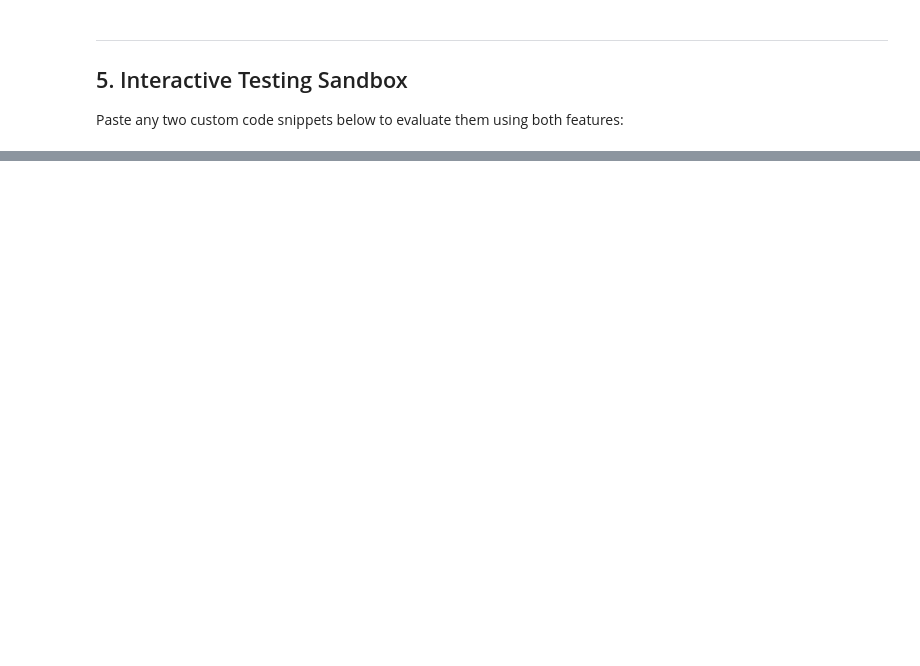
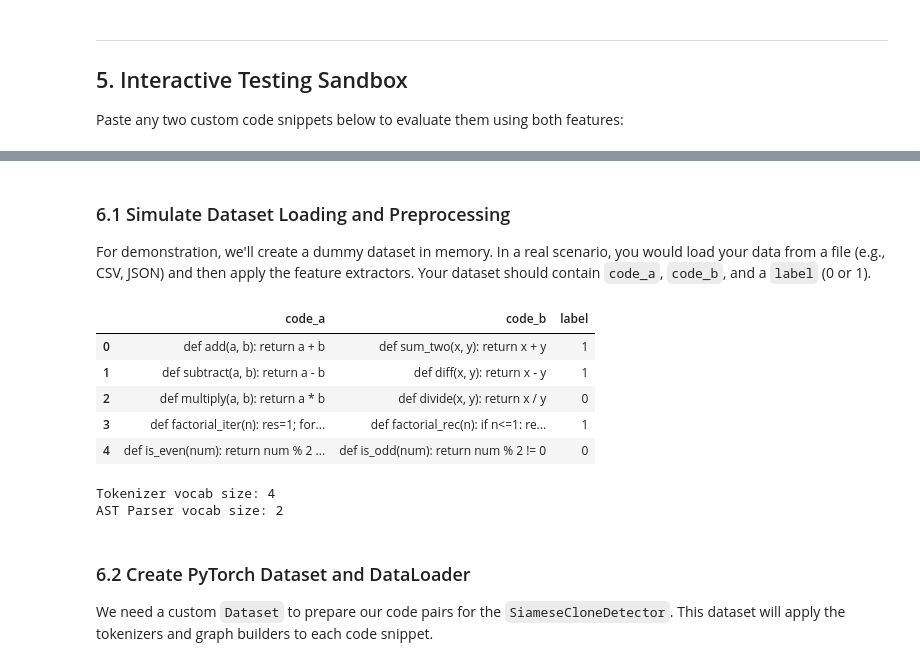
Before and after one commit to darshangate10-ctrl/DL-Paper-Implementation-, a Jupyter notebook: CODE_CLONE_DETECTION_SYSTEM.ipynb, the cells around one changed output, grey strips where cells are left out. Drawn from its saved outputs; the diff is of its cells as text; code cells hidden in the pictures; blank space fills up the shorter version.

```diff
--- a/CODE_CLONE_DETECTION_SYSTEM.ipynb
+++ b/CODE_CLONE_DETECTION_SYSTEM.ipynb
@@ -609,3 +609,20 @@ Token-Level Similarity:    65.5%
 Structural AST Similarity: 81.1%
 Matching Functional Blocks: 0
 Different Lines Highlighted: 7
+# %%
+def bubble_sort(arr):
+    n = len(arr)
+    for i in range(n):
+        for j in range(0, n - i - 1):
+            if arr[j] > arr[j + 1]:
+                arr[j], arr[j + 1] = arr[j + 1], arr[j]
+    return arr
+
+# Assign the string representation of the function to code_a
+code_a = bubble_sort.__doc__ # This would be problematic if the function had a docstring only.
+                             # A better way is to capture the source code.
+
+import inspect
+code_a = inspect.getsource(bubble_sort)
+
+print("Defined 'bubble_sort' function and updated 'code_a' variable.")
@@ -1174,0 +1102,42 @@ print(f'   Attention:        Token: {pred["weights"]["token_view"]}% | Tree: {pr
+# %% [markdown]
+### 6.1 Simulate Dataset Loading and Preprocessing
+
+For demonstration, we'll create a dummy dataset in memory. In a real scenario, you would load your data from a file (e.g., CSV, JSON) and then apply the feature extractors. Your dataset should contain `code_a`, `code_b`, and a `label` (0 or 1).
+# %%
+import pandas as pd
+
+# Create a dummy dataset for demonstration purposes
+# In a real scenario, you would load your data like: pd.read_csv('your_dataset.csv')
+dummy_data = [
+    {'code_a': 'def add(a, b): return a + b', 'code_b': 'def sum_two(x, y): return x + y', 'label': 1}, # Clone
+    {'code_a': 'def subtract(a, b): return a - b', 'code_b': 'def diff(x, y): return x - y', 'label': 1}, # Clone
+    {'code_a': 'def multiply(a, b): return a * b', 'code_b': 'def divide(x, y): return x / y', 'label': 0}, # Non-Clone
+    {'code_a': 'def factorial_iter(n): res=1; for i in range(1, n+1): res*=i; return res', 'code_b': 'def factorial_rec(n): if n<=1: return 1; return n*factorial_rec(n-1)', 'label': 1}, # Clone
+    {'code_a': 'def is_even(num): return num % 2 == 0', 'code_b': 'def is_odd(num): return num % 2 != 0', 'label': 0}, # Non-Clone
+    {'code_a': 'print("hello")', 'code_b': 'console.log("hello")', 'label': 0} # Non-Clone (different language or high semantic difference)
+]
+df = pd.DataFrame(dummy_data)
+display(df.head())
+
+# Initialize feature extractors for training
+tokenizer = CodeTokenizer()
+ast_parser = ASTParser()
+graph_builder = ProgramGraphBuilder()
+
+# We'll use a slightly larger vocab size during training if we build it dynamically
+# For this example, we'll assume the tokenizers are already initialized and we just use their encode methods
+print(f"Tokenizer vocab size: {len(tokenizer.token2idx)}")
+print(f"AST Parser vocab size: {len(ast_parser.node2idx)}")
+# %% [output]
+|  | code_a | code_b | label |
+| 0 | def add(a, b): return a + b | def sum_two(x, y): return x + y | 1 |
+| 1 | def subtract(a, b): return a - b | def diff(x, y): return x - y | 1 |
+| 2 | def multiply(a, b): return a * b | def divide(x, y): return x / y | 0 |
+| 3 | def factorial_iter(n): res=1; for... | def factorial_rec(n): if n<=1: re... | 1 |
+| 4 | def is_even(num): return num % 2 ... | def is_odd(num): return num % 2 != 0 | 0 |
+Tokenizer vocab size: 4
+AST Parser vocab size: 2
+# %% [markdown]
+### 6.2 Create PyTorch Dataset and DataLoader
+
+We need a custom `Dataset` to prepare our code pairs for the `SiameseCloneDetector`. This dataset will apply the tokenizers and graph builders to each code snippet.
```
Also changed, not shown: parts of 13 cells of this notebook.
